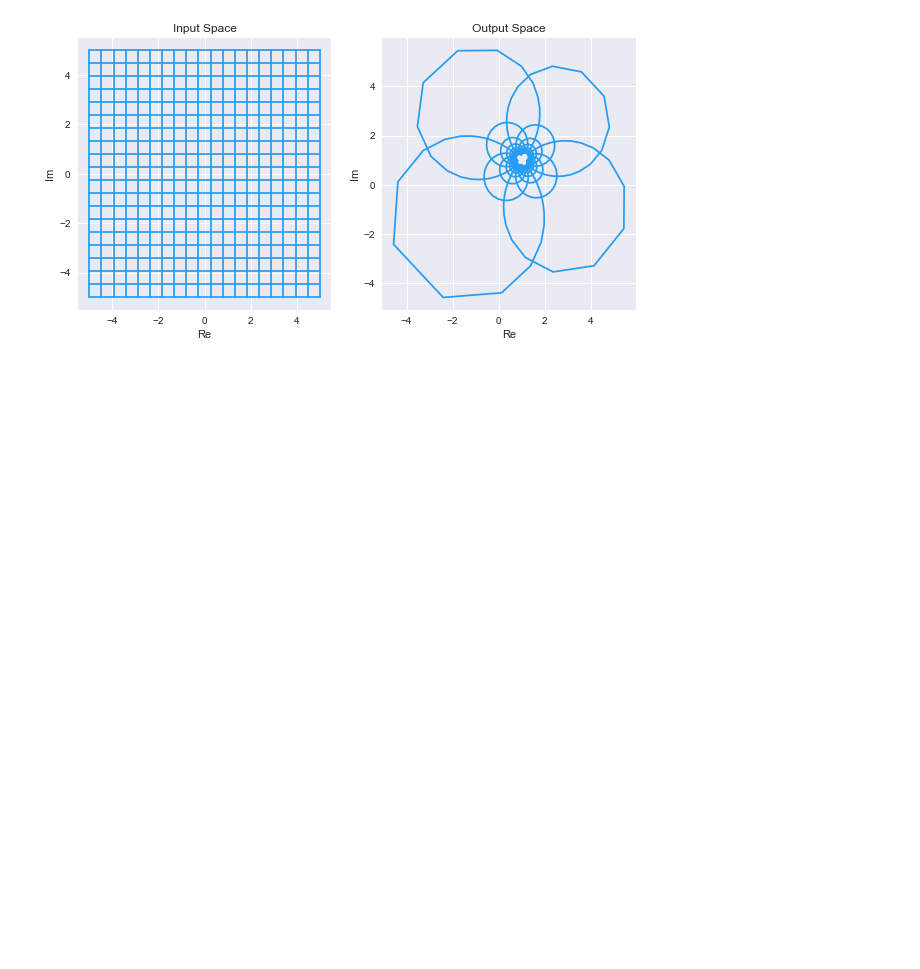
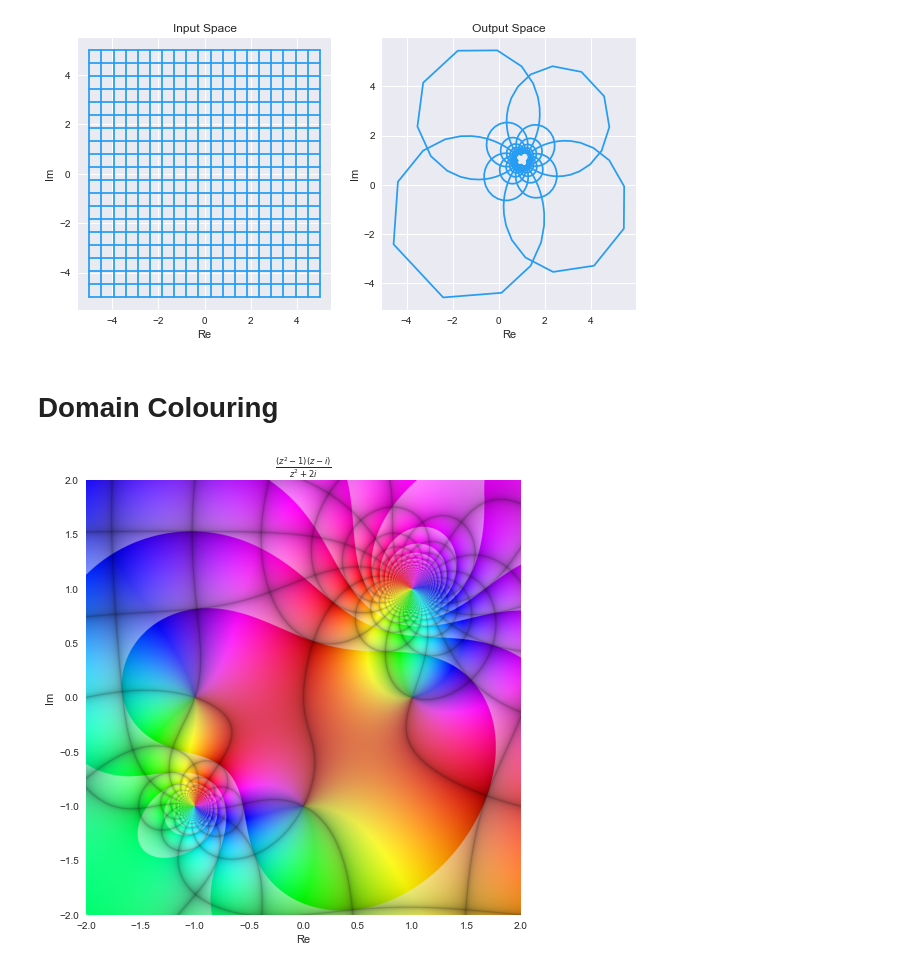
Before and after one commit to Awni00/complex_map_visualizer, a Jupyter notebook: demo.ipynb, the cells around one changed output. Saved outputs shown, nothing was run; the diff lists cells and outputs as text; code cells hidden in the pictures; blank space fills up the shorter version.

Commit message:
added domain coloring to demo

```diff
--- a/demo.ipynb
+++ b/demo.ipynb
@@ -70,3 +67,5 @@ mb_tfm1 = define_mobius_transform([[1+I, 0],[1, 1]])
 plot_map(X_grid_55, mb_tfm1);
 # %% [output]
 [figure]
+# %% [markdown]
+# Domain Colouring
@@ -72,0 +74,7 @@ plot_map(X_grid_55, mb_tfm1);
+# %%
+f = lambda z: (z**2 - 1)*(z - 1j)/(z**2 + 2j)
+f_str = '$\\frac{(z^2 - 1)(z - i)}{z^2 + 2i}$'
+# %%
+fig, ax = domain_color_plot(f, (-2, 2), (-2,2), mag_as='saturation', title=f_str, resolution=(2000,2000))
+# %% [output]
+[figure, added]
```
Also changed, not shown: parts of 3 cells of this notebook.
